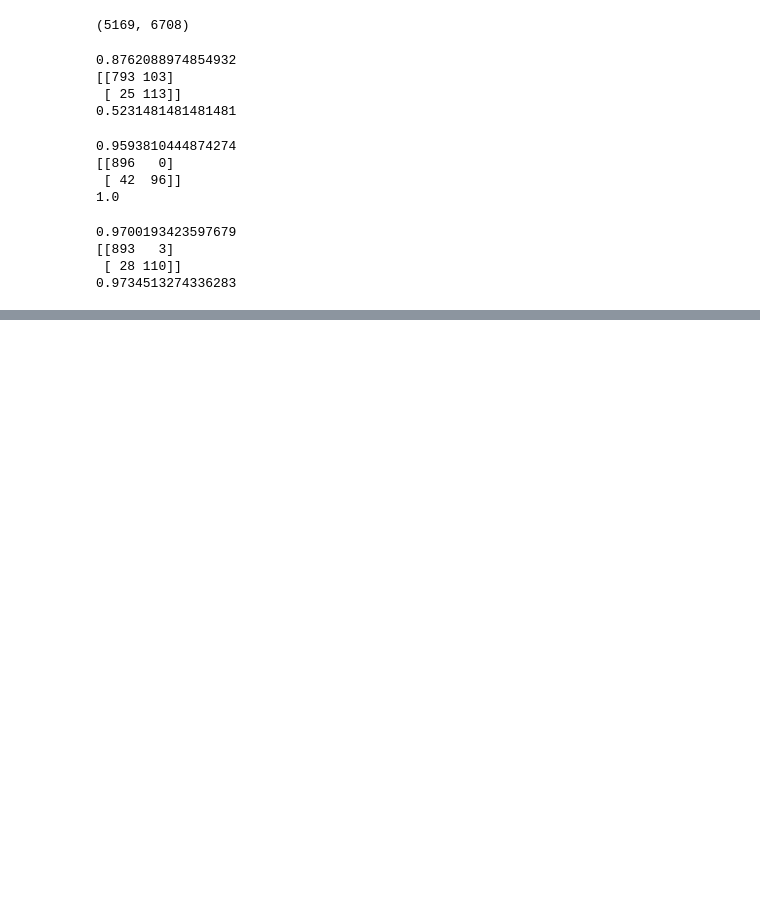
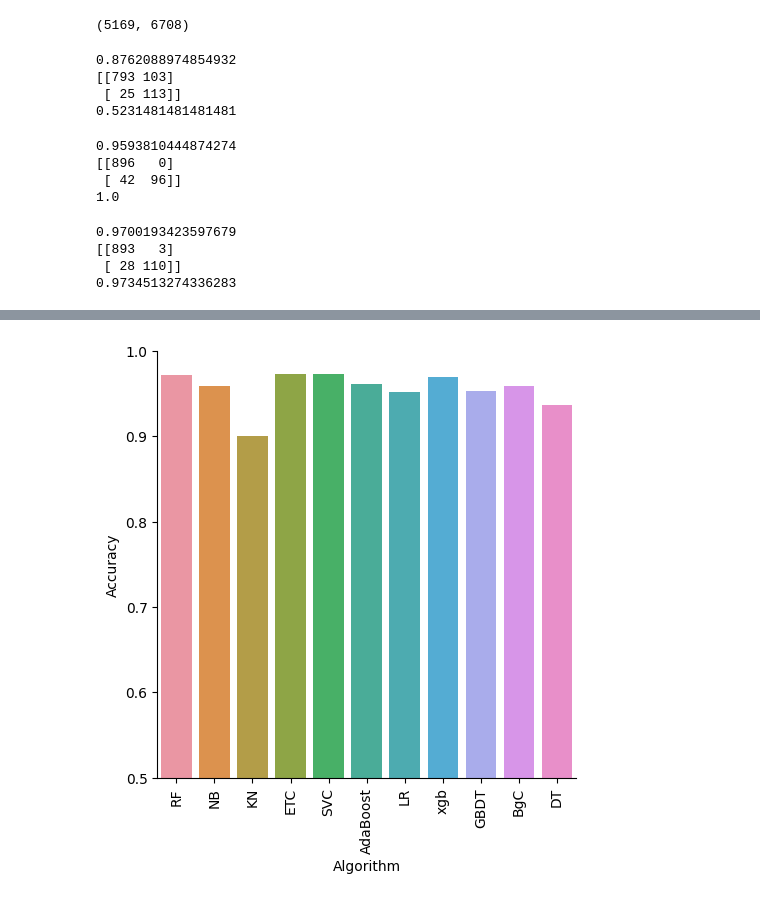
Before and after one commit to rgsk/sms-spam-classifier-tutorial, a Jupyter notebook: spam_detection.ipynb, the cells around one changed output, grey strips where cells are left out. Drawn from its saved outputs; the diff is of its cells as text; code cells hidden in the pictures; blank space fills up the shorter version.

```diff
--- a/spam_detection.ipynb
+++ b/spam_detection.ipynb
@@ -719,0 +780,10 @@ try_algo(bnb)
+# %%
+accuracy_scores = []
+precision_scores = []
+for name, clf in clfs.items():
+    current_accuracy, current_precision = train_classifier(clf, X_train, y_train, X_test, y_test)
+    print('For ', name)
+    print('Accuracy - ', current_accuracy)
+    print('Precision - ', current_precision)
+    accuracy_scores.append(current_accuracy)
+    precision_scores.append(current_precision)
@@ -719,0 +808,10 @@ try_algo(bnb)
+# %%
+performance_df = pd.DataFrame({
+    'Algorithm': clfs.keys(),
+    'Accuracy': accuracy_scores,
+    'Precision': precision_scores
+})
+# %%
+performance_df.sort_values('Accuracy',  inplace=True, ascending=False)
+# %%
+performance_df.sort_values('Precision',  inplace=True, ascending=False)
@@ -719,0 +833,7 @@ try_algo(bnb)
+# %%
+sns.catplot(x="Algorithm", y="Accuracy", data=performance_df, kind='bar', height=5)
+plt.ylim(0.5, 1.0)
+plt.xticks(rotation='vertical')
+plt.show()
+# %% [output]
+[figure, added]
```
Also changed, not shown: parts of 14 cells of this notebook.
